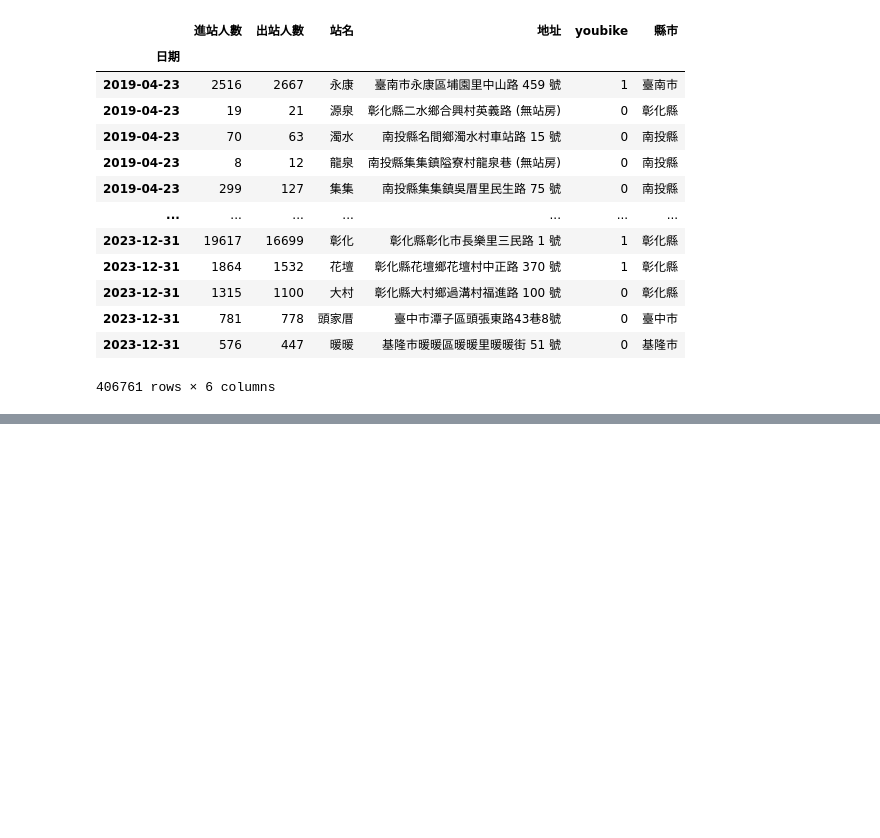
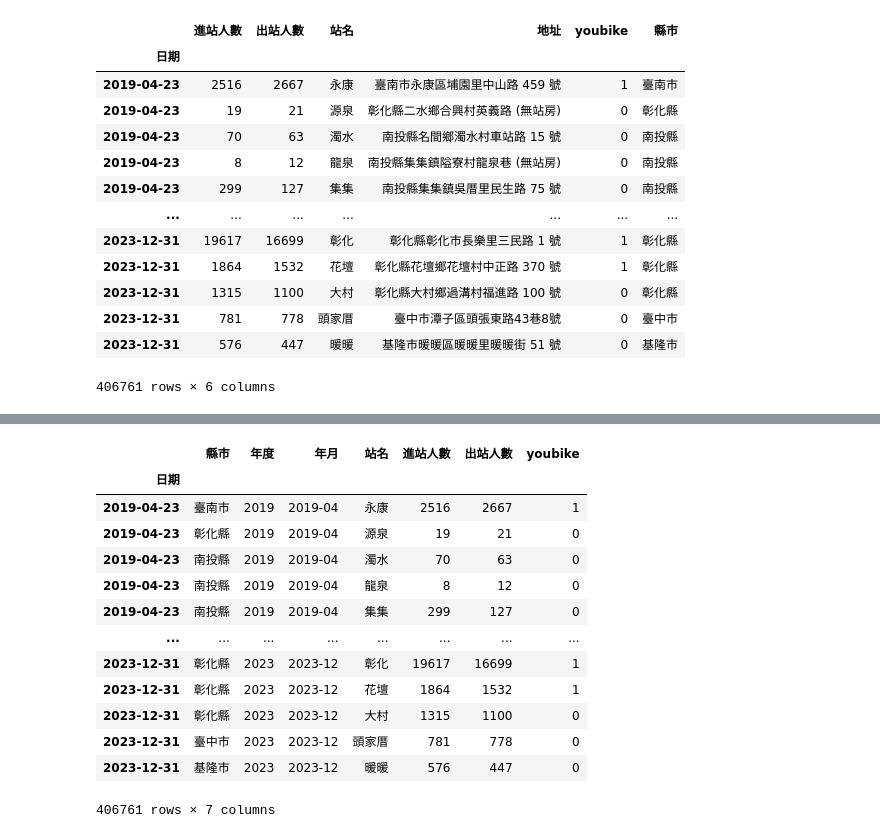
Before and after one commit to Horace2024/_2024_10_22_python_test, a Jupyter notebook: lesson18/lesson18_2.ipynb, the cells around one changed output, grey strips where cells are left out. Drawn from its saved outputs; the diff is of its cells as text; code cells hidden in the pictures; blank space fills up the shorter version.

```diff
--- a/lesson18/lesson18_2.ipynb
+++ b/lesson18/lesson18_2.ipynb
@@ -203,0 +223,23 @@ df3
+# %%
+df3['縣市'] = df3['地址'].map(lambda v:v[:3])
+# %%
+df3["年度"] = df3.index.strftime('%Y')
+df3['年月'] = df3.index.strftime('%Y-%m')
+# %%
+df4 = df3.reindex(columns=['縣市','年度','年月','站名','進站人數','出站人數','youbike'])
+df4
+# %% [output]
+|  | 縣市 | 年度 | 年月 | 站名 | 進站人數 | 出站人數 | youbike |
+| 日期 |  |  |  |  |  |  |  |
+| 2019-04-23 | 臺南市 | 2019 | 2019-04 | 永康 | 2516 | 2667 | 1 |
+| 2019-04-23 | 彰化縣 | 2019 | 2019-04 | 源泉 | 19 | 21 | 0 |
+| 2019-04-23 | 南投縣 | 2019 | 2019-04 | 濁水 | 70 | 63 | 0 |
+| 2019-04-23 | 南投縣 | 2019 | 2019-04 | 龍泉 | 8 | 12 | 0 |
+| 2019-04-23 | 南投縣 | 2019 | 2019-04 | 集集 | 299 | 127 | 0 |
+| ... | ... | ... | ... | ... | ... | ... | ... |
+| 2023-12-31 | 彰化縣 | 2023 | 2023-12 | 彰化 | 19617 | 16699 | 1 |
+| 2023-12-31 | 彰化縣 | 2023 | 2023-12 | 花壇 | 1864 | 1532 | 1 |
+| 2023-12-31 | 彰化縣 | 2023 | 2023-12 | 大村 | 1315 | 1100 | 0 |
+| 2023-12-31 | 臺中市 | 2023 | 2023-12 | 頭家厝 | 781 | 778 | 0 |
+| 2023-12-31 | 基隆市 | 2023 | 2023-12 | 暖暖 | 576 | 447 | 0 |
+406761 rows × 7 columns
```
Also changed, not shown: parts of 2 cells of this notebook, 2 other files.
